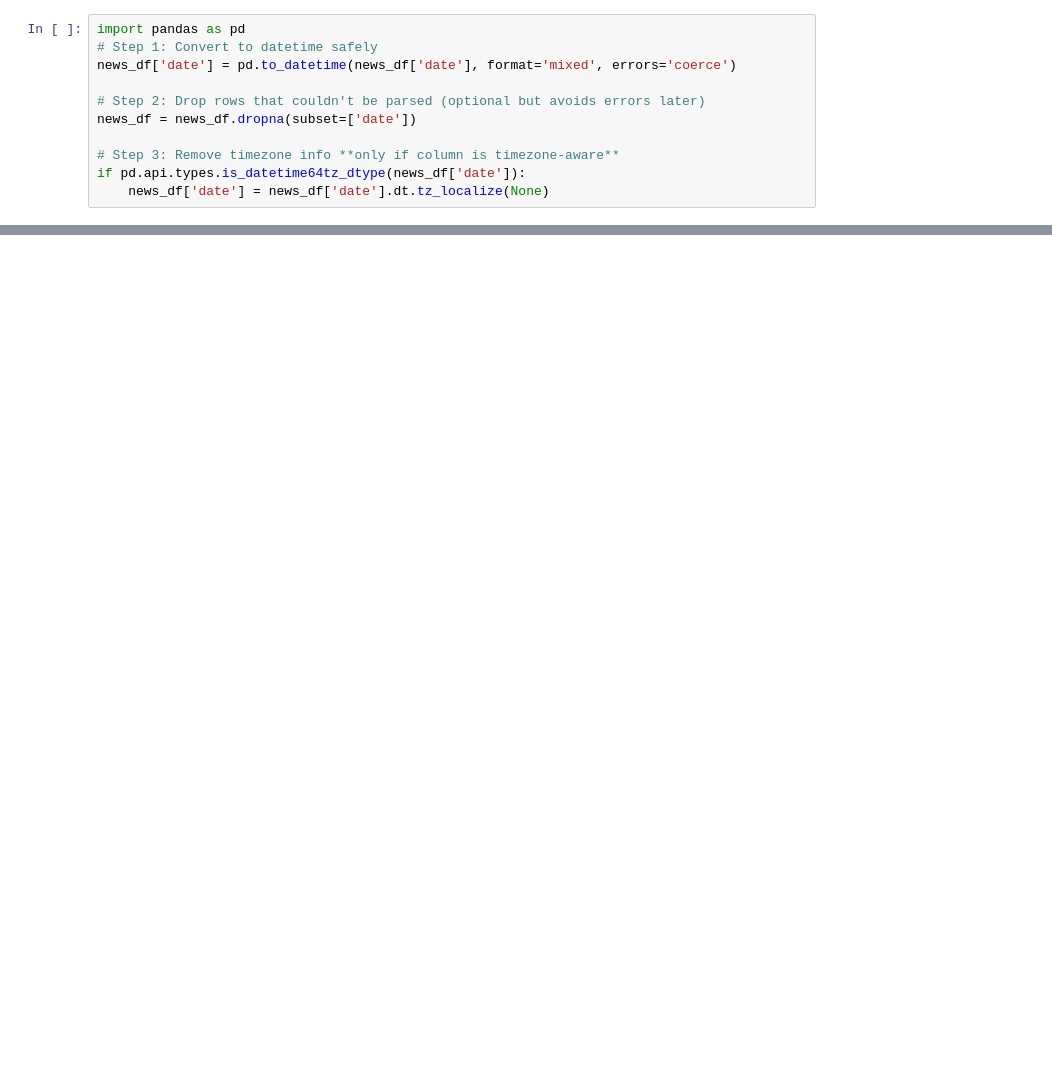
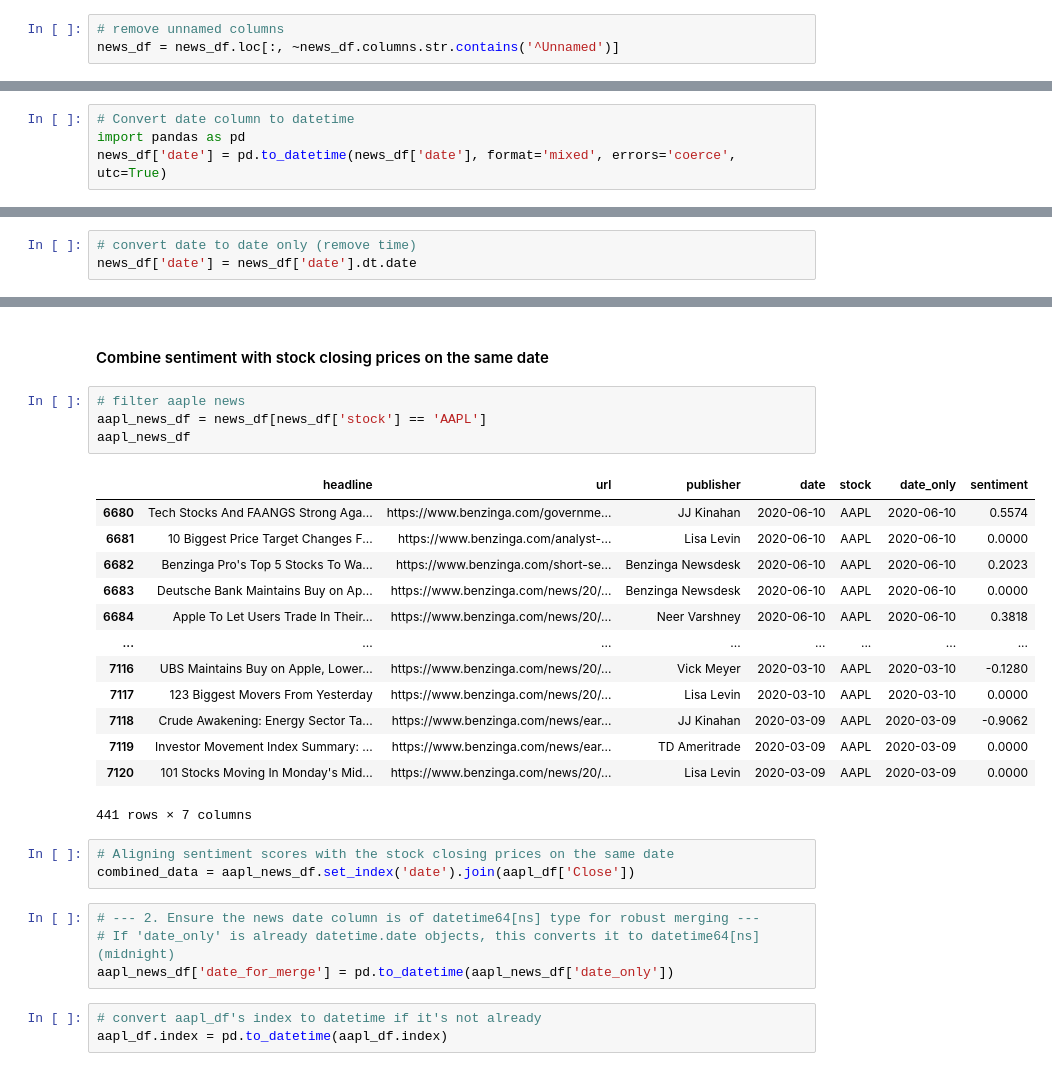
Before and after one commit to 5237-mests/stock-challenge-week-1, a Jupyter notebook: notebooks/task_3_sentiment_correlation.ipynb, the cells around one changed output, grey strips where cells are left out. Drawn from its saved outputs; the diff is of its cells as text; blank space fills up the shorter version.

Commit message:
feat: Sentiment analysis for AAPL and AMZN done.

```diff
--- a/notebooks/task_3_sentiment_correlation.ipynb
+++ b/notebooks/task_3_sentiment_correlation.ipynb
@@ -71,11 +16,3 @@ memory usage: 11.9 KB
-# %%
-import pandas as pd
-# Step 1: Convert to datetime safely
-news_df['date'] = pd.to_datetime(news_df['date'], format='mixed', errors='coerce')
-
-# Step 2: Drop rows that couldn't be parsed (optional but avoids errors later)
-news_df = news_df.dropna(subset=['date'])
-
-# Step 3: Remove timezone info **only if column is timezone-aware**
-if pd.api.types.is_datetime64tz_dtype(news_df['date']):
-    news_df['date'] = news_df['date'].dt.tz_localize(None)
+# %%
+# remove unnamed columns
+news_df = news_df.loc[:, ~news_df.columns.str.contains('^Unnamed')]
@@ -81,0 +28,4 @@ if pd.api.types.is_datetime64tz_dtype(news_df['date']):
+# %%
+# Convert date column to datetime
+import pandas as pd
+news_df['date'] = pd.to_datetime(news_df['date'], format='mixed', errors='coerce', utc=True)
@@ -81,0 +41,3 @@ if pd.api.types.is_datetime64tz_dtype(news_df['date']):
+# %%
+# convert date to date only (remove time)
+news_df['date'] = news_df['date'].dt.date
@@ -146,0 +97,30 @@ plot_joint_regression(merged)
+# %% [markdown]
+#### Combine sentiment with stock closing prices on the same date
+# %%
+# filter aaple news
+aapl_news_df = news_df[news_df['stock'] == 'AAPL']
+aapl_news_df
+# %% [output]
+|  | headline | url | publisher | date | stock | date_only | sentiment |
+| 6680 | Tech Stocks And FAANGS Strong Aga... | https://www.benzinga.com/governme... | JJ Kinahan | 2020-06-10 | AAPL | 2020-06-10 | 0.5574 |
+| 6681 | 10 Biggest Price Target Changes F... | https://www.benzinga.com/analyst-... | Lisa Levin | 2020-06-10 | AAPL | 2020-06-10 | 0.0000 |
+| 6682 | Benzinga Pro's Top 5 Stocks To Wa... | https://www.benzinga.com/short-se... | Benzinga Newsdesk | 2020-06-10 | AAPL | 2020-06-10 | 0.2023 |
+| 6683 | Deutsche Bank Maintains Buy on Ap... | https://www.benzinga.com/news/20/... | Benzinga Newsdesk | 2020-06-10 | AAPL | 2020-06-10 | 0.0000 |
+| 6684 | Apple To Let Users Trade In Their... | https://www.benzinga.com/news/20/... | Neer Varshney | 2020-06-10 | AAPL | 2020-06-10 | 0.3818 |
+| ... | ... | ... | ... | ... | ... | ... | ... |
+| 7116 | UBS Maintains Buy on Apple, Lower... | https://www.benzinga.com/news/20/... | Vick Meyer | 2020-03-10 | AAPL | 2020-03-10 | -0.1280 |
+| 7117 | 123 Biggest Movers From Yesterday | https://www.benzinga.com/news/20/... | Lisa Levin | 2020-03-10 | AAPL | 2020-03-10 | 0.0000 |
+| 7118 | Crude Awakening: Energy Sector Ta... | https://www.benzinga.com/news/ear... | JJ Kinahan | 2020-03-09 | AAPL | 2020-03-09 | -0.9062 |
+| 7119 | Investor Movement Index Summary: ... | https://www.benzinga.com/news/ear... | TD Ameritrade | 2020-03-09 | AAPL | 2020-03-09 | 0.0000 |
+| 7120 | 101 Stocks Moving In Monday's Mid... | https://www.benzinga.com/news/20/... | Lisa Levin | 2020-03-09 | AAPL | 2020-03-09 | 0.0000 |
+441 rows × 7 columns
+# %%
+# Aligning sentiment scores with the stock closing prices on the same date
+combined_data = aapl_news_df.set_index('date').join(aapl_df['Close'])
+# %%
+# --- 2. Ensure the news date column is of datetime64[ns] type for robust merging ---
+# If 'date_only' is already datetime.date objects, this converts it to datetime64[ns] (midnight)
+aapl_news_df['date_for_merge'] = pd.to_datetime(aapl_news_df['date_only'])
+# %%
+# convert aapl_df's index to datetime if it's not already
+aapl_df.index = pd.to_datetime(aapl_df.index)
```
Also changed, not shown: parts of 71 cells of this notebook, 1 other file.
